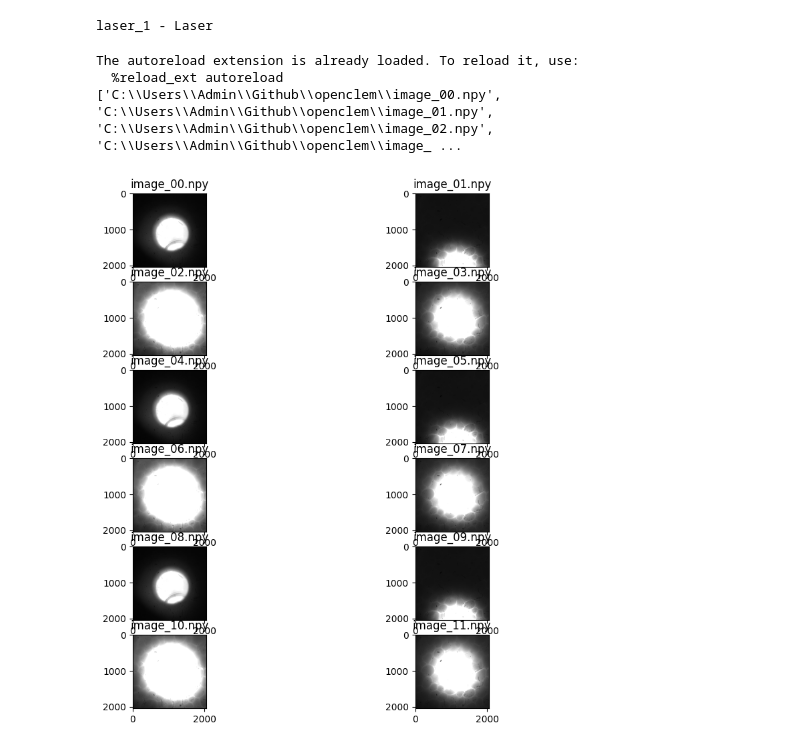
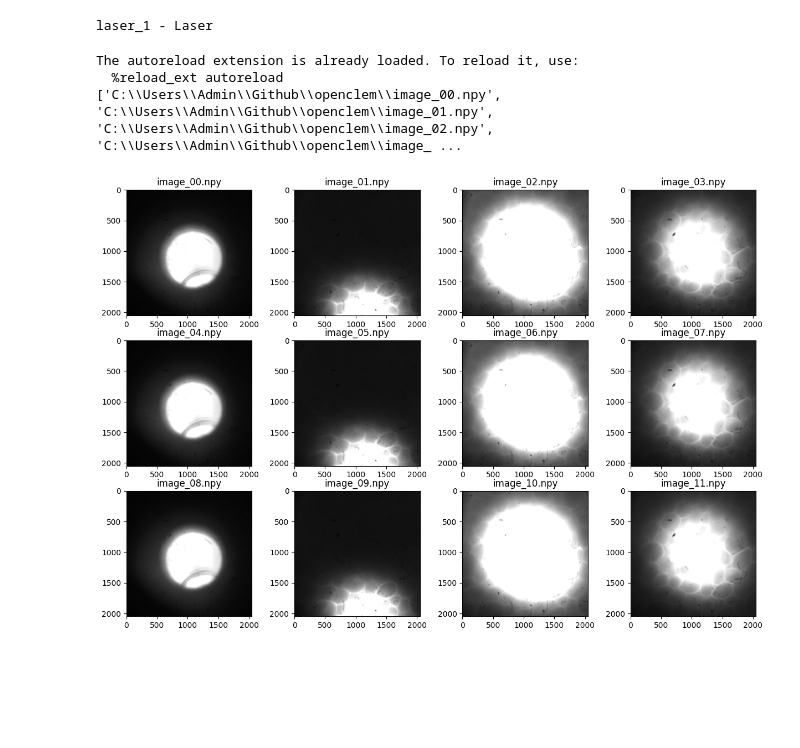
Before and after one commit to DeMarcoLab/openCLEM, a Jupyter notebook: scratch/notebook.ipynb, the cells around one changed output. Drawn from its saved outputs; the diff is of its cells as text; code cells hidden in the pictures; blank space fills up the shorter version.

```diff
--- a/scratch/notebook.ipynb
+++ b/scratch/notebook.ipynb
@@ -92,24 +92,23 @@ laser_1 - Laser
 # %%
 %load_ext autoreload
 %autoreload 2
 
 import matplotlib.pyplot as plt
 import numpy as np
 import glob
 filenames = sorted(glob.glob(r"C:\Users\Admin\Github\openclem\image_*.npy"))
 
 print(filenames)
 import os
 
 # plot as subplots
-
-fig, axs = plt.subplots(len(filenames)//2, 2, figsize=(10, 10))
+fig, axs = plt.subplots(len(filenames)//4, 4, figsize=(15, 10))
 for i, fname in enumerate(filenames):
     arr = np.load(fname)
-    axs[i//2, i%2].imshow(arr, cmap="gray")
-    axs[i//2, i%2].set_title(os.path.basename(fname))
+    axs[i//4, i%4].imshow(arr, cmap="gray")
+    axs[i//4, i%4].set_title(os.path.basename(fname))
 # %% [output]
 The autoreload extension is already loaded. To reload it, use:
   %reload_ext autoreload
 ['C:\\Users\\Admin\\Github\\openclem\\image_00.npy', 'C:\\Users\\Admin\\Github\\openclem\\image_01.npy', 'C:\\Users\\Admin\\Github\\openclem\\image_02.npy', 'C:\\Users\\Admin\\Github\\openclem\\image_ ...
-[figure, old version]
+[figure, new version]
```
